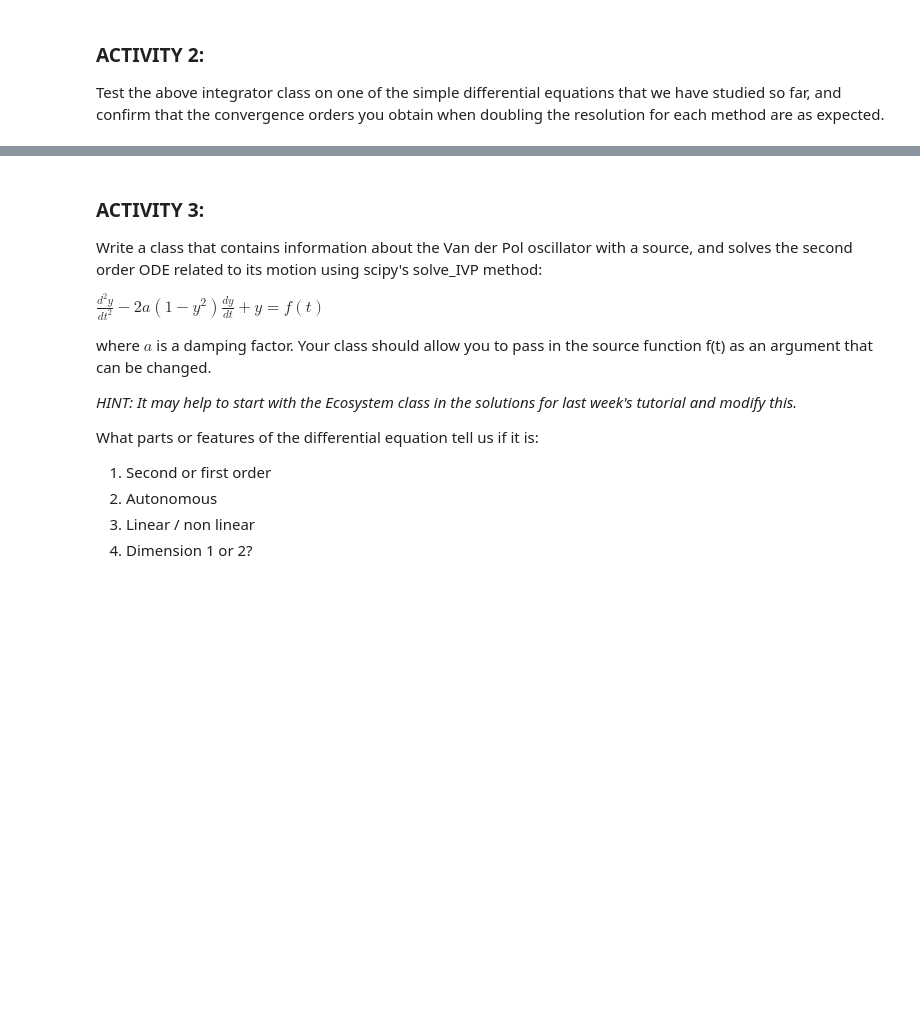
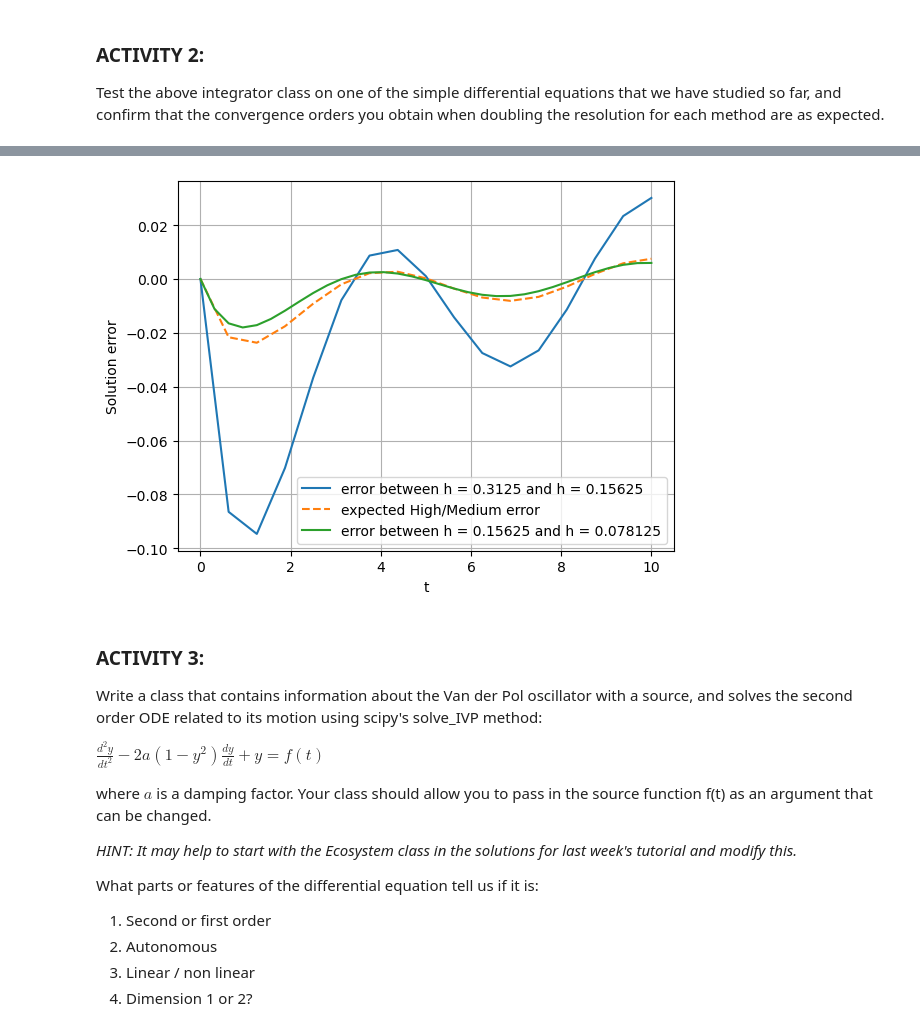
Before and after one commit to Vileh/Topics-In-Sci-Comp, a Jupyter notebook: Notebooks/Week4_LabExercises.ipynb, the cells around one changed output, grey strips where cells are left out. Saved outputs shown, nothing was run; the diff lists cells and outputs as text; code cells hidden in the pictures; blank space fills up the shorter version.

```diff
--- a/Notebooks/Week4_LabExercises.ipynb
+++ b/Notebooks/Week4_LabExercises.ipynb
@@ -176,3 +207,32 @@ Test the above integrator class on one of the simple differential equations that
+# %%
+# Test the integrator for the midpoint method - error should decrease
+# by factor of 4 as it is second order
+order = 2.0 ** 2.0
+logistic_integrator = ExplicitIntegrator(calculate_dydt, max_time,
+                                         N_time_steps, "MidPoint")
+y0 = np.array([2.0])
+N_steps_vector = [16,32,64]
+for isteps, N_steps in enumerate(N_steps_vector) :
+
+    logistic_integrator.N_time_steps = N_steps
+    logistic_integrator.calculate_solution(y0)
+    h = logistic_integrator.delta_t
+    if isteps > 0 :
+        # Need to take every other entry for the finer resolution so the
+        # size of the vectors match
+        diff = logistic_integrator.y_solution[::2] - old_solution
+        plt.plot(logistic_integrator.t_solution[::2], diff,
+                 label="error between h = " + str(h) + " and h = " + str(h/2))
+        if isteps == 1 :
+            plt.plot(logistic_integrator.t_solution[::2], diff / order, '--',
+                     label="expected High/Medium error" )
+    old_solution = logistic_integrator.y_solution
+plt.grid()
+plt.legend()
+plt.ylabel("Solution error")
+plt.xlabel("t");
+# %% [output]
+[figure, added]
 # %% [markdown]
 ### ACTIVITY 3:
 
```
Also changed, not shown: parts of 3 cells of this notebook.
